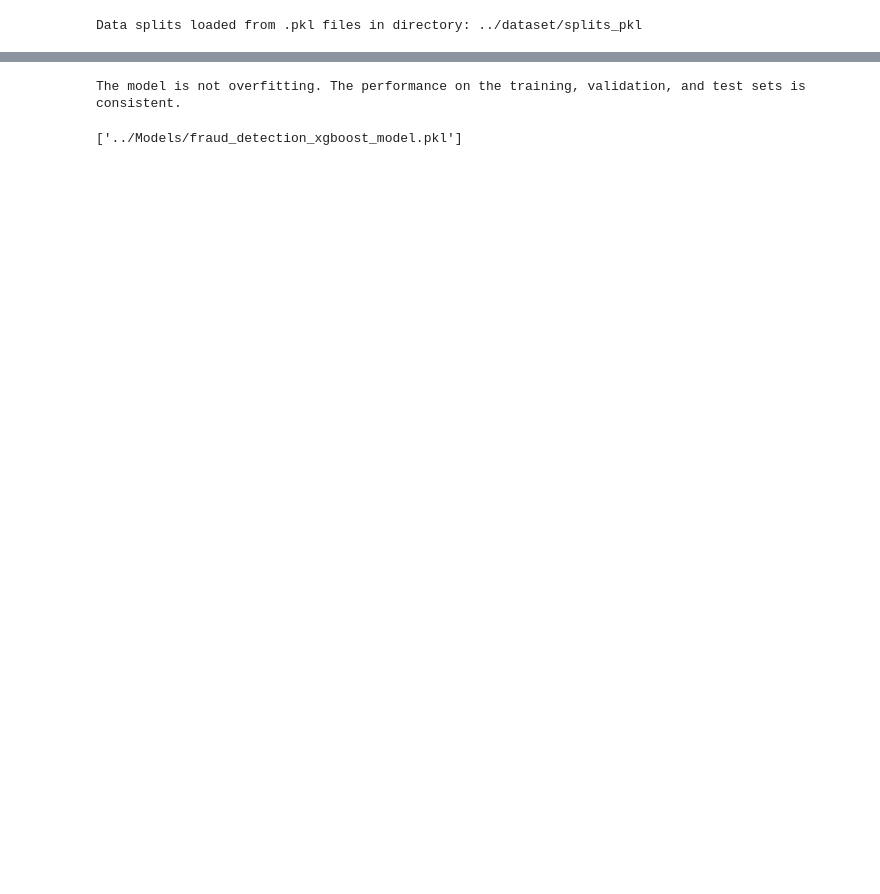
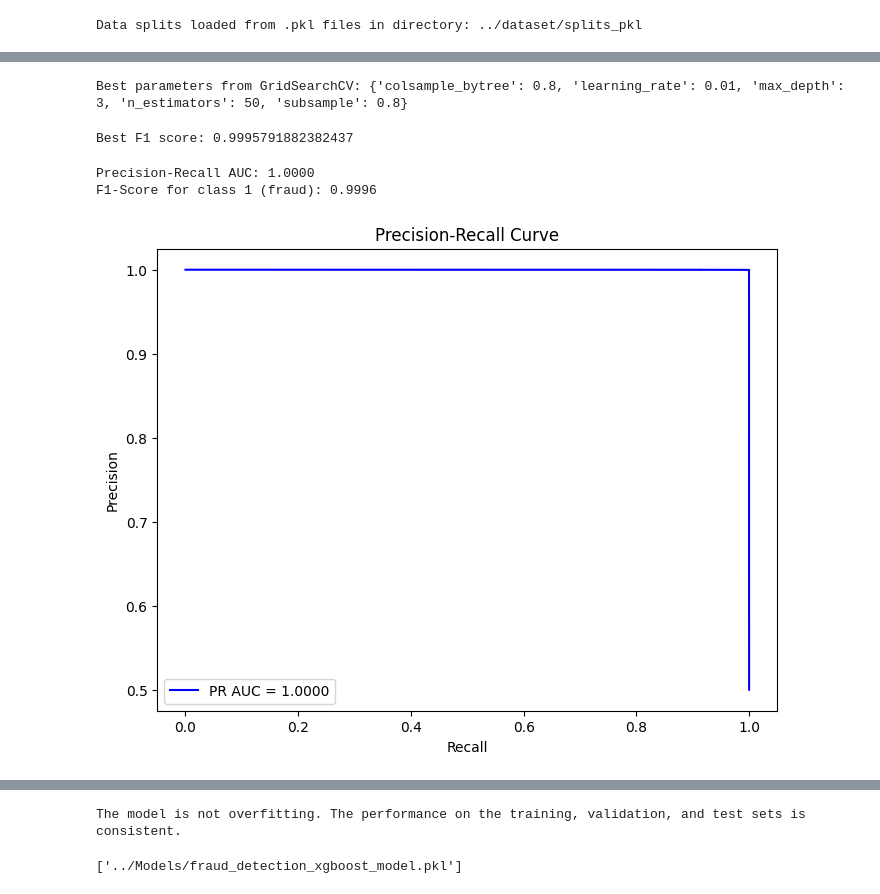
Before and after one commit to UdayKiran112/Credit-card-Fraud-Detection, a Jupyter notebook: Training Files/fraud_detect_xgboost.ipynb, the cells around one changed output, grey strips where cells are left out. Drawn from its saved outputs; the diff is of its cells as text; code cells hidden in the pictures; blank space fills up the shorter version.

Commit message:
Models updated

```diff
--- a/Training Files/fraud_detect_xgboost.ipynb
+++ b/Training Files/fraud_detect_xgboost.ipynb
@@ -84,7 +102,7 @@ param_grid = {
 }
 # %%
 # Initialize the model
-xgb_model = xgb.XGBClassifier(tree_method='hist', predictor='gpu_predictor', gpu_id=0)
+xgb_model = XGBClassifierWrapper(tree_method='hist', predictor='gpu_predictor', gpu_id=0)
 # %%
 # Use StratifiedKFold for balanced cross-validation
 cv = StratifiedKFold(n_splits=5, shuffle=True, random_state=42)
@@ -100,5 +132,14 @@ Best parameters from GridSearchCV: {'colsample_bytree': 1.0, 'learning_rate': 0.
+# %%
+# Print the best parameters from GridSearchCV
+print(f"Best parameters from GridSearchCV: {grid_search.best_params_}")
+# %% [output]
+Best parameters from GridSearchCV: {'colsample_bytree': 0.8, 'learning_rate': 0.01, 'max_depth': 3, 'n_estimators': 50, 'subsample': 0.8}
+# %%
+print(f'Best F1 score: {grid_search.best_score_}')
+# %% [output]
+Best F1 score: 0.9995791882382437
 # %%
 # Train the model with the best parameters
-best_model = grid_search.best_estimator_
+xgb_model = grid_search.best_estimator_
 # %%
 # Make predictions
@@ -110,6 +151,40 @@ y_test_pred_proba = best_model.predict_proba(X_test)[:, 1]
 y_train_pred = [1 if prob > 0.5 else 0 for prob in y_train_pred_proba]
 y_val_pred = [1 if prob > 0.5 else 0 for prob in y_val_pred_proba]
 y_test_pred = [1 if prob > 0.5 else 0 for prob in y_test_pred_proba]
+# %%
+from sklearn.metrics import precision_recall_curve, auc, f1_score
+import matplotlib.pyplot as plt
+
+# Assuming 'y_true' is the true labels and 'y_pred_proba' are the predicted probabilities
+# for the positive class (fraud class, class 1)
+
+# Predict probabilities for the positive class (class 1)
+y_pred_proba = xgb_model.predict_proba(X_val)[:, 1]  # X_val is your validation set
+
+# Calculate Precision-Recall curve
+precision, recall, _ = precision_recall_curve(y_val, y_pred_proba)
+
+# Calculate Precision-Recall AUC
+pr_auc = auc(recall, precision)
+
+# F1-Score for class 1 (fraud class)
+f1 = f1_score(y_val, (y_pred_proba > 0.5).astype(int))
+
+print(f'Precision-Recall AUC: {pr_auc:.4f}')
+print(f'F1-Score for class 1 (fraud): {f1:.4f}')
+
+# Plot Precision-Recall curve
+plt.figure(figsize=(8, 6))
+plt.plot(recall, precision, color='blue', label=f'PR AUC = {pr_auc:.4f}')
+plt.xlabel('Recall')
+plt.ylabel('Precision')
+plt.title('Precision-Recall Curve')
+plt.legend(loc='best')
+plt.show()
+# %% [output]
+Precision-Recall AUC: 1.0000
+F1-Score for class 1 (fraud): 0.9996
+[figure, added]
 # %%
 # Evaluation Metrics
 def evaluate_model(y_true, y_pred, y_pred_proba, model_name):
```
Also changed, not shown: parts of 11 cells of this notebook, 10 other files.
